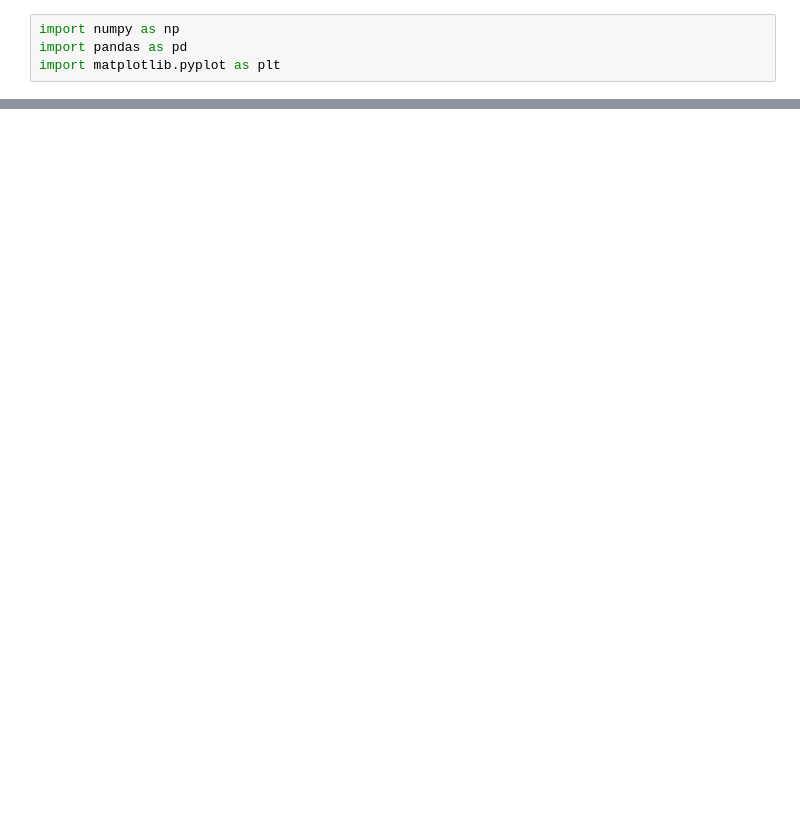
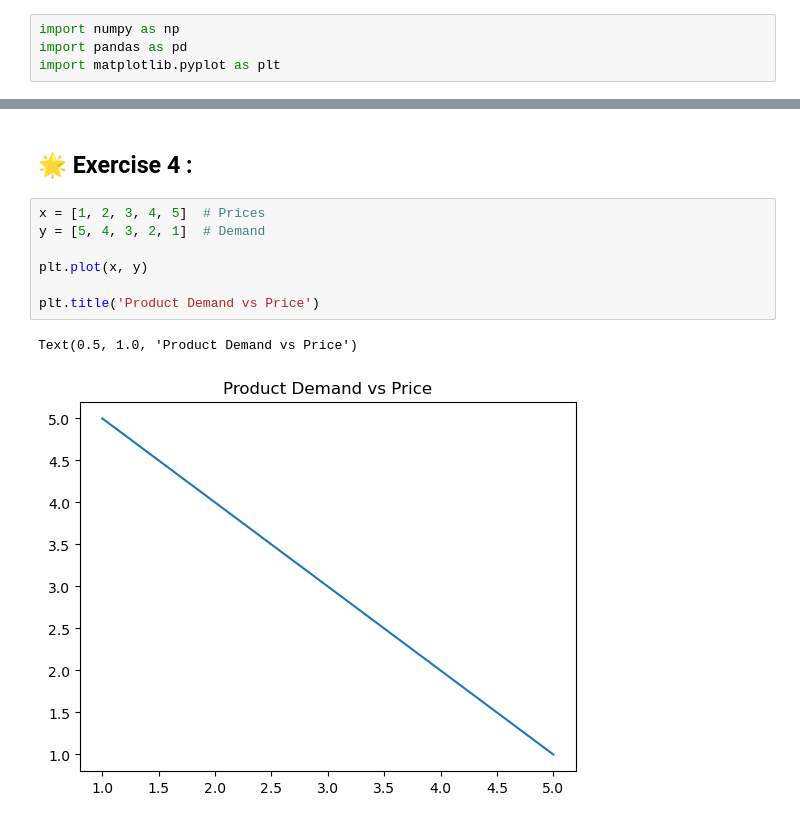
Before and after one commit to k0ren0/DI-Bootcamp-TTA8, a Jupyter notebook: week5/day3/XP-exercises/XP-exercises.ipynb, the cells around one changed output, grey strips where cells are left out. Cells and saved outputs as stored; diff of their text form; blank space fills up the shorter version.

```diff
--- a/week5/day3/XP-exercises/XP-exercises.ipynb
+++ b/week5/day3/XP-exercises/XP-exercises.ipynb
@@ -68,0 +30,12 @@ print("\nCorrelation between sugar and caffeine:", correlation)
+# %% [markdown]
+## 🌟 Exercise 4 :
+# %%
+x = [1, 2, 3, 4, 5]  # Prices
+y = [5, 4, 3, 2, 1]  # Demand
+
+plt.plot(x, y)
+
+plt.title('Product Demand vs Price')
+# %% [output]
+Text(0.5, 1.0, 'Product Demand vs Price')
+[figure, added]
```
Also changed, not shown: parts of 21 cells of this notebook, 2 other files.
